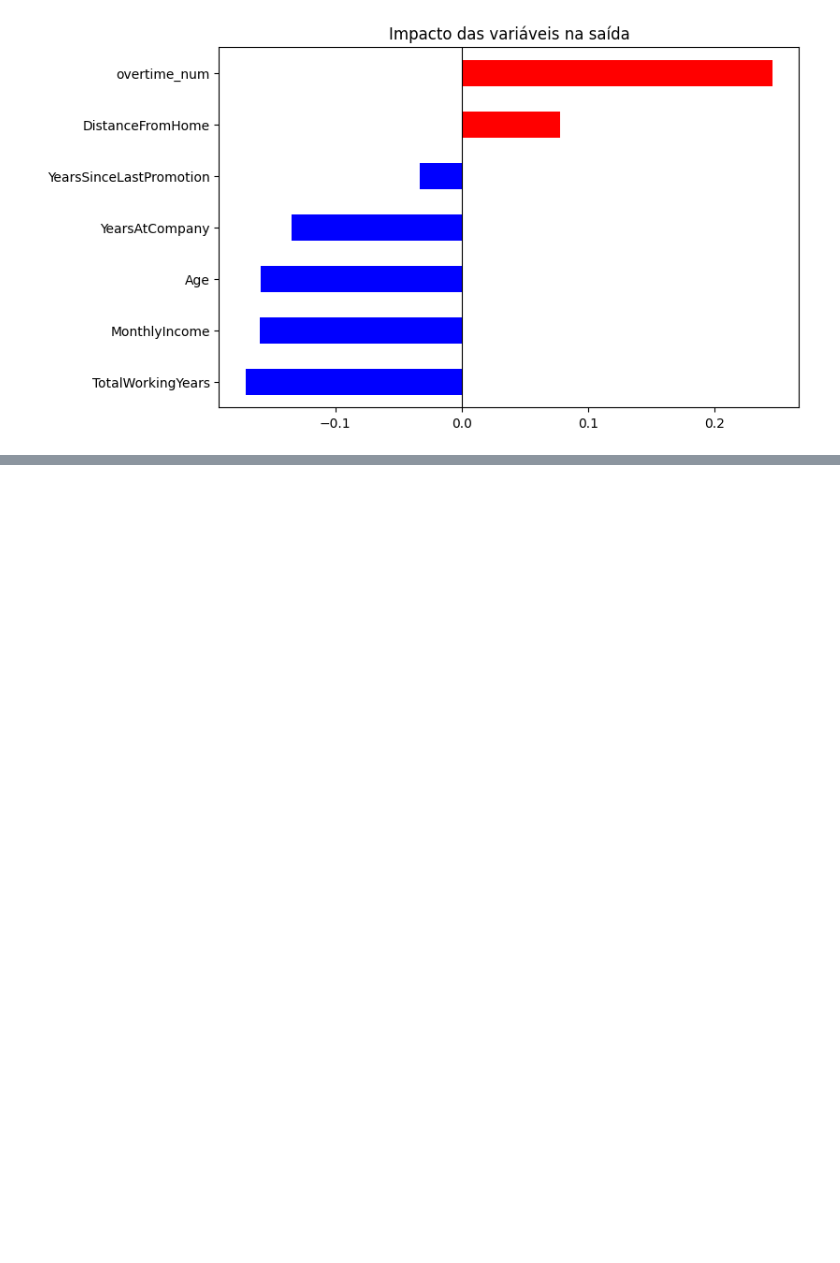
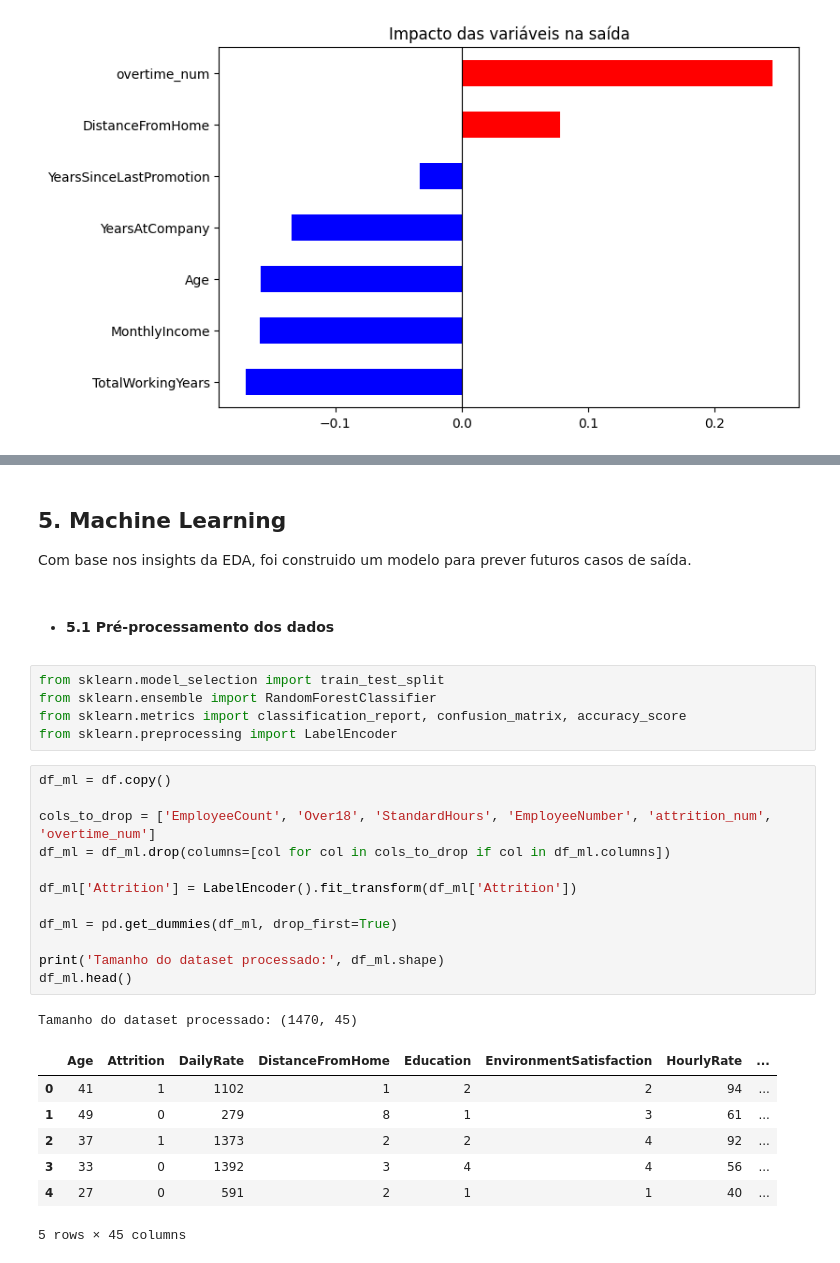
Before and after one commit to 1Pereira/people-analytics, a Jupyter notebook: notebooks/people-analytics.ipynb, the cells around one changed output, grey strips where cells are left out. Cells and saved outputs as stored; diff of their text form; blank space fills up the shorter version.

```diff
--- a/notebooks/people-analytics.ipynb
+++ b/notebooks/people-analytics.ipynb
@@ -194,0 +223,31 @@ plt.show()
+# %% [markdown]
+## 5. Machine Learning
+Com base nos insights da EDA, foi construido um modelo para prever futuros casos de saída.
+# %% [markdown]
+* #### 5.1 Pré-processamento dos dados
+# %%
+from sklearn.model_selection import train_test_split
+from sklearn.ensemble import RandomForestClassifier
+from sklearn.metrics import classification_report, confusion_matrix, accuracy_score
+from sklearn.preprocessing import LabelEncoder
+# %%
+df_ml = df.copy()
+
+cols_to_drop = ['EmployeeCount', 'Over18', 'StandardHours', 'EmployeeNumber', 'attrition_num', 'overtime_num']
+df_ml = df_ml.drop(columns=[col for col in cols_to_drop if col in df_ml.columns])
+
+df_ml['Attrition'] = LabelEncoder().fit_transform(df_ml['Attrition'])
+
+df_ml = pd.get_dummies(df_ml, drop_first=True)
+
+print('Tamanho do dataset processado:', df_ml.shape)
+df_ml.head()
+# %% [output]
+Tamanho do dataset processado: (1470, 45)
+|  | Age | Attrition | DailyRate | DistanceFromHome | Education | EnvironmentSatisfaction | HourlyRate | ... |
+| 0 | 41 | 1 | 1102 | 1 | 2 | 2 | 94 | ... |
+| 1 | 49 | 0 | 279 | 8 | 1 | 3 | 61 | ... |
+| 2 | 37 | 1 | 1373 | 2 | 2 | 4 | 92 | ... |
+| 3 | 33 | 0 | 1392 | 3 | 4 | 4 | 56 | ... |
+| 4 | 27 | 0 | 591 | 2 | 1 | 1 | 40 | ... |
+5 rows × 45 columns
```
Also changed, not shown: parts of 11 cells of this notebook, 3 other files.
